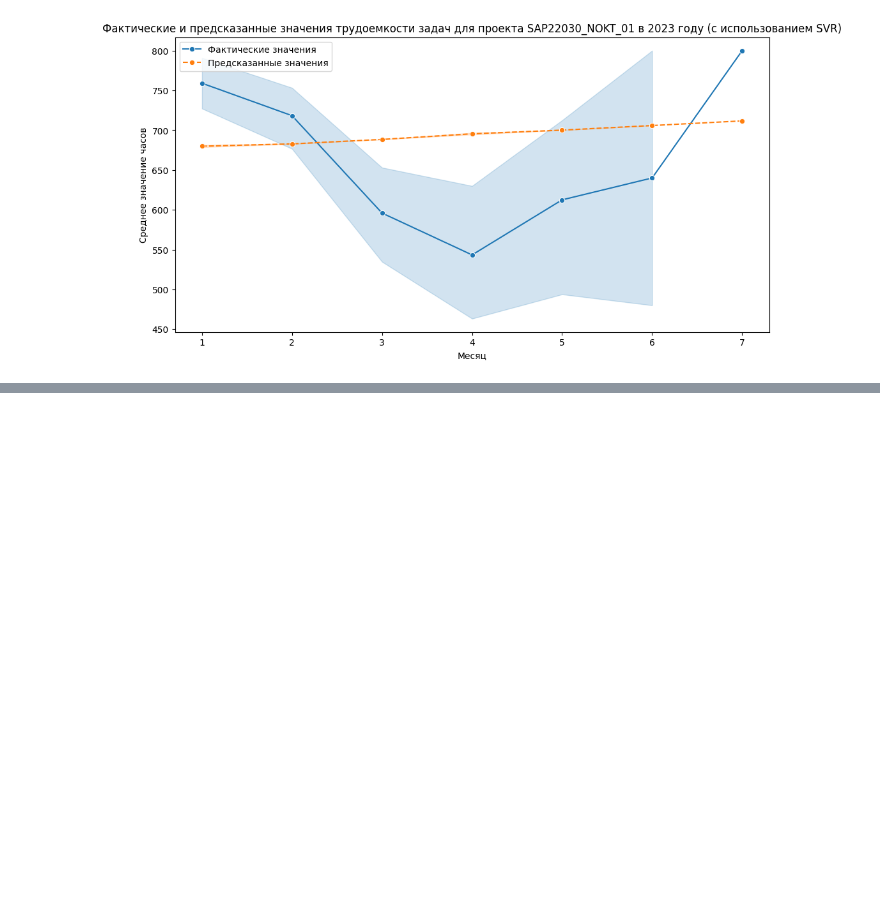
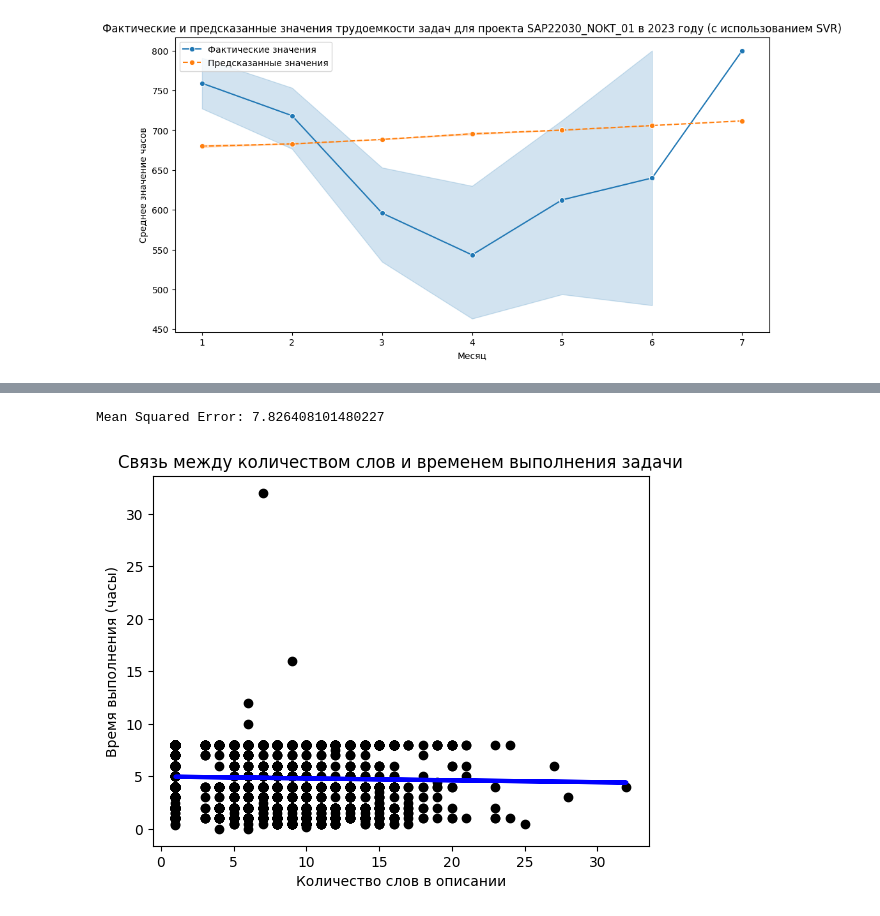
Before and after one commit to SofiFairyTell/BigData, a Jupyter notebook: Person.ipynb, the cells around one changed output, grey strips where cells are left out. Drawn from its saved outputs; the diff is of its cells as text; code cells hidden in the pictures; blank space fills up the shorter version.

Commit message:
use model

```diff
--- a/Person.ipynb
+++ b/Person.ipynb
@@ -536,0 +627,44 @@ SVR Mean Squared Error: 97127.1395662818
+# %%
+import pandas as pd
+from sklearn.model_selection import train_test_split
+from sklearn.linear_model import LinearRegression
+from sklearn.metrics import mean_squared_error
+from sklearn.feature_extraction.text import CountVectorizer
+
+# Загрузка данных
+df = pd.read_csv('timelog_with_project_code.csv')
+
+# Рассчитываем количество слов в описании задачи
+df['Количество слов'] = df['Задача'].apply(lambda x: len(str(x).split()))
+# Замена запятых на точки и преобразование в числовой формат
+df['час(а,ов)'] = df['час(а,ов)'].str.replace(',', '.').astype(float)
+
+# Выбираем нужные признаки
+features = df[['Количество слов']]
+target = df['час(а,ов)']
+
+# Разделяем данные на обучающий и тестовый наборы
+X_train, X_test, y_train, y_test = train_test_split(features, target, test_size=0.2, random_state=42)
+
+# Обучаем модель линейной регрессии
+model = LinearRegression()
+model.fit(X_train, y_train)
+
+# Предсказание на тестовом наборе
+predictions = model.predict(X_test)
+
+# Оценка модели
+mse = mean_squared_error(y_test, predictions)
+print(f'Mean Squared Error: {mse}')
+
+# Визуализация результатов
+plt.scatter(X_test, y_test, color='black')
+plt.plot(X_test, predictions, color='blue', linewidth=3)
+plt.xlabel('Количество слов в описании')
+plt.ylabel('Время выполнения (часы)')
+plt.title('Связь между количеством слов и временем выполнения задачи')
+#plt.show()
+plt.savefig('connection_'+'.png', dpi=300, bbox_inches='tight')
+# %% [output]
+Mean Squared Error: 7.826408101480227
+[figure, added]
```
Also changed, not shown: parts of 2 cells of this notebook, 8 other files.
